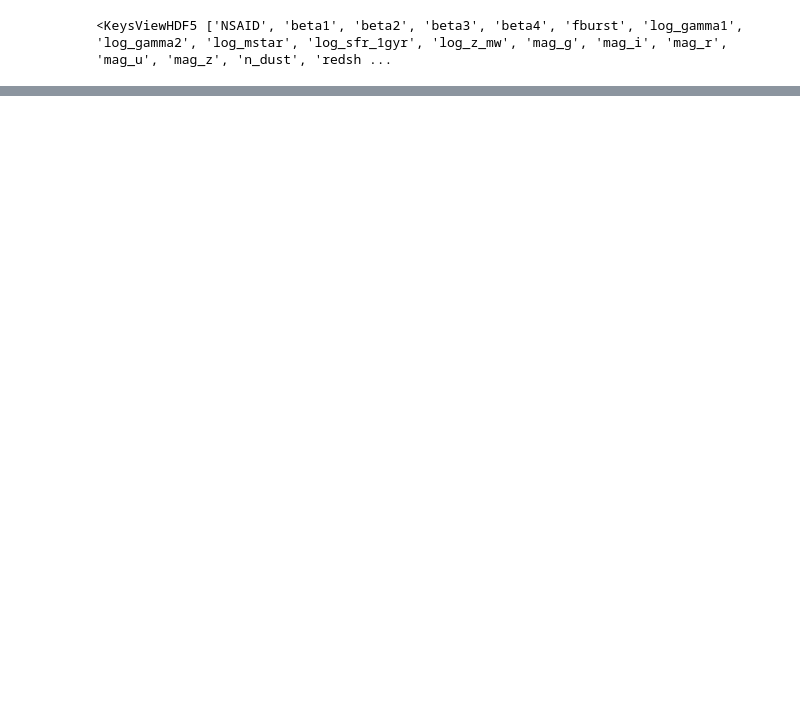
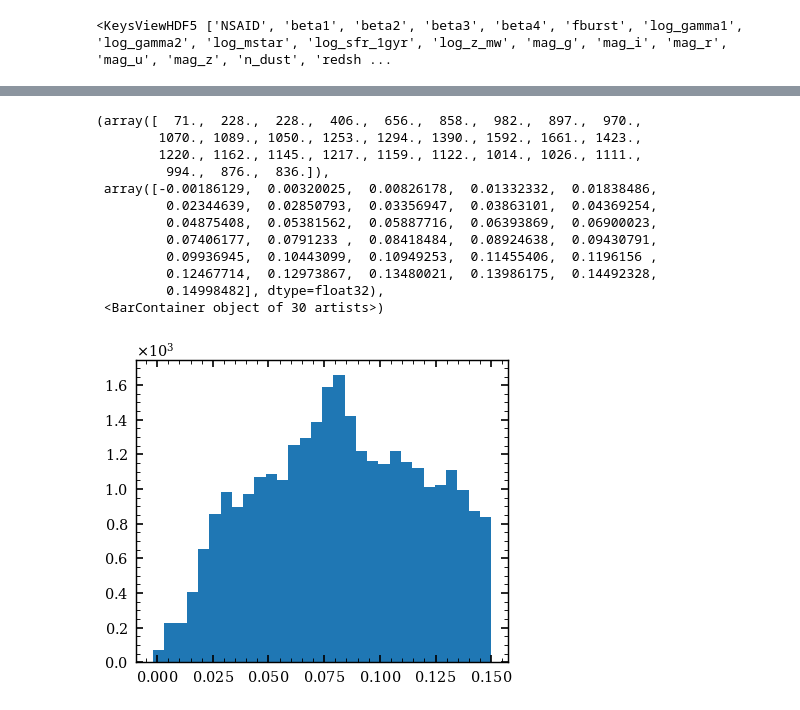
Before and after one commit to AstroJacobLi/popsed, a Jupyter notebook: notebooks/neural_density_estimator/NMF/nsa_sedflow.ipynb, the cells around one changed output, grey strips where cells are left out. Drawn from its saved outputs; the diff is of its cells as text; code cells hidden in the pictures; blank space fills up the shorter version.

```diff
--- a/notebooks/neural_density_estimator/NMF/nsa_sedflow.ipynb
+++ b/notebooks/neural_density_estimator/NMF/nsa_sedflow.ipynb
@@ -81,0 +155,5 @@ f.close()
+# %%
+flag = ~np.any(nsa_cat['DFLAGS'].data, axis=1)
+nsa_cat = nsa_cat[flag]
+# %%
+ind = np.random.choice(range(len(nsa_cat)), size=(30000), replace=False)
@@ -81,0 +181,16 @@ f.close()
+# %%
+plt.hist(nsa_cat[ind]['Z'], bins=30)
+# %% [output]
+(array([  71.,  228.,  228.,  406.,  656.,  858.,  982.,  897.,  970.,
+        1070., 1089., 1050., 1253., 1294., 1390., 1592., 1661., 1423.,
+        1220., 1162., 1145., 1217., 1159., 1122., 1014., 1026., 1111.,
+         994.,  876.,  836.]),
+ array([-0.00186129,  0.00320025,  0.00826178,  0.01332332,  0.01838486,
+         0.02344639,  0.02850793,  0.03356947,  0.03863101,  0.04369254,
+         0.04875408,  0.05381562,  0.05887716,  0.06393869,  0.06900023,
+         0.07406177,  0.0791233 ,  0.08418484,  0.08924638,  0.09430791,
+         0.09936945,  0.10443099,  0.10949253,  0.11455406,  0.1196156 ,
+         0.12467714,  0.12973867,  0.13480021,  0.13986175,  0.14492328,
+         0.14998482], dtype=float32),
+ <BarContainer object of 30 artists>)
+[figure, added]
```
Also changed, not shown: parts of 34 cells of this notebook, 5 other files.
